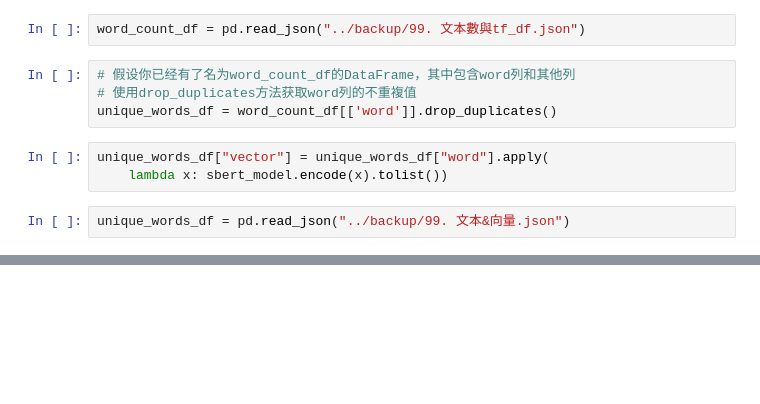
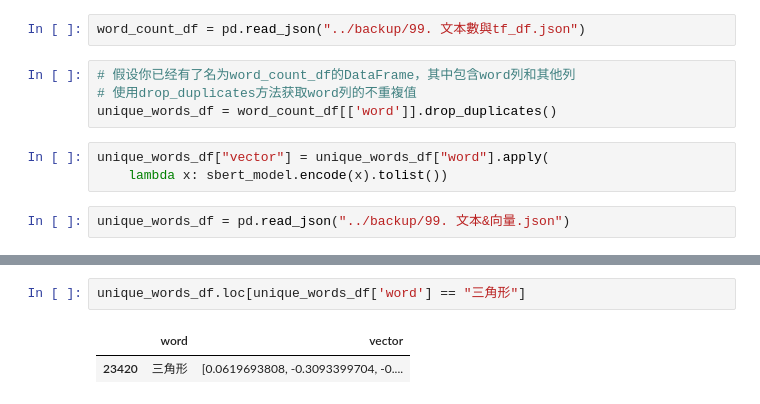
Before and after one commit to tony13382/202307_trello_finder, a Jupyter notebook: docs/檔案轉換與資料測試/5. TF 字典編撰.ipynb, the cells around one changed output, grey strips where cells are left out. Saved outputs shown, nothing was run; the diff lists cells and outputs as text; blank space fills up the shorter version.

```diff
--- a/docs/檔案轉換與資料測試/5. TF 字典編撰.ipynb
+++ b/docs/檔案轉換與資料測試/5. TF 字典編撰.ipynb
@@ -295,0 +276,5 @@ unique_words_df
+# %%
+unique_words_df.loc[unique_words_df['word'] == "三角形"]
+# %% [output]
+|  | word | vector |
+| 23420 | 三角形 | [0.0619693808, -0.3093399704, -0.... |
```
Also changed, not shown: parts of 2 cells of this notebook, 1 other file.
